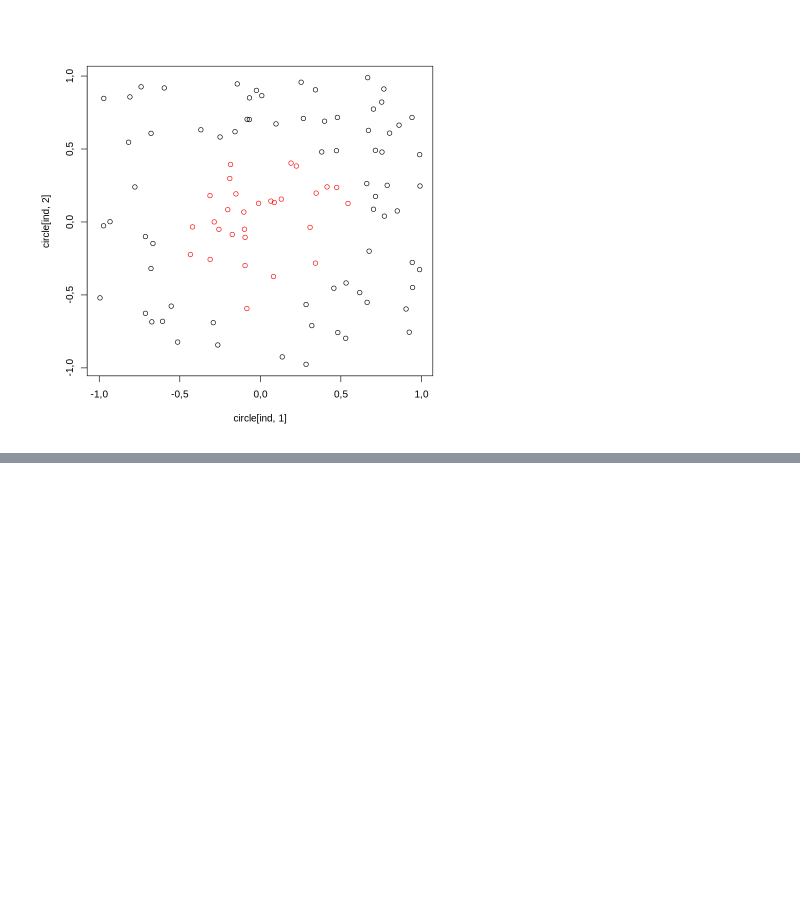
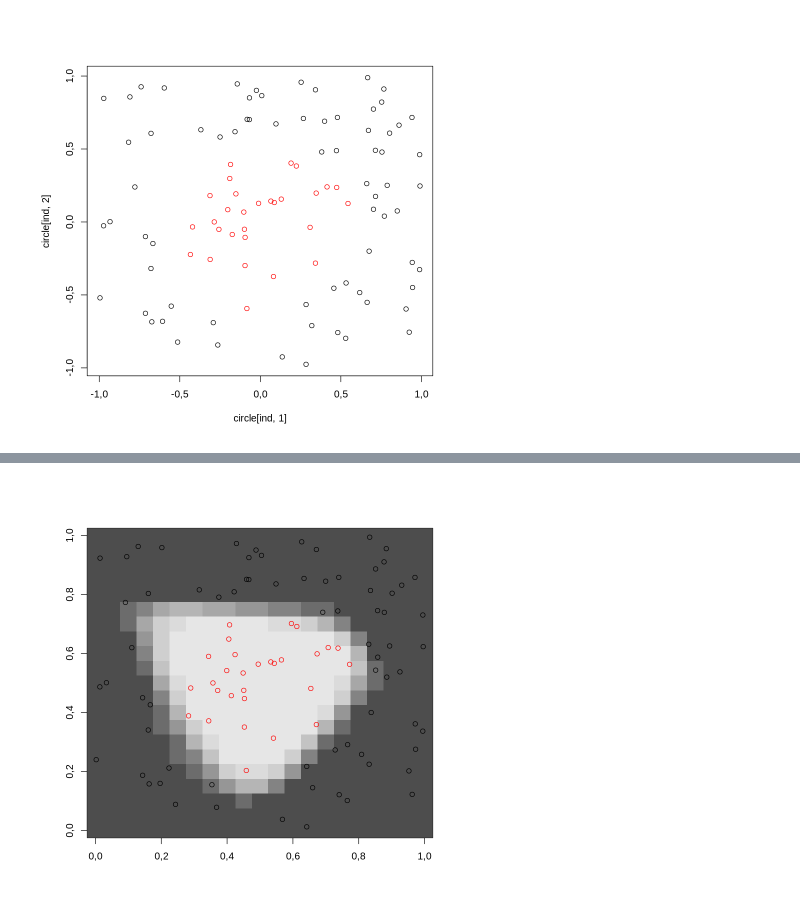
Before and after one commit to NTrevisani/DataScienceMaster, a Jupyter notebook: MachineLearning_1/Practica1/Tarea1_NicoloTrevisani.ipynb, the cells around one changed output, grey strips where cells are left out. Cells and saved outputs as stored; diff of their text form; code cells hidden in the pictures; blank space fills up the shorter version.

```diff
--- a/MachineLearning_1/Practica1/Tarea1_NicoloTrevisani.ipynb
+++ b/MachineLearning_1/Practica1/Tarea1_NicoloTrevisani.ipynb
@@ -132,0 +161,39 @@ A matrix: 1 × 5 of type dbl
+# %%
+# Ahora creo una función que use los pesos de la red neuronal para evaluar los puntos
+
+eval_mlp <- function(x, weights) {
+
+    # Recreo la estructura de la red neuronal
+    # Añado el bias a los valores de entrada
+    x <- cbind(x, rep(1,nrow(x)))
+
+    for (layer in weights){
+        x <- activation(t(layer %*% t(x)))
+    }
+    return(x)
+}
+# %%
+# Ahora evaluo los puntos de la rejilla
+
+a_rej = cbind(x1,x2)
+b_rej = eval_mlp(a_rej, my_mlp)
+
+# Ahora imprimo los limites de la red
+image(matrix(b_rej, nrow = n, ncol = n),
+      zlim = c(0,1),
+      col = gray.colors(10))
+
+# Y encima los puntos del dataset
+# (hay que ajustar los ejes porque image pinta solo de 0 a 1,
+# mientras que el dataset va de -1 a 1)
+lines(circle[-ind,1]/2 + 0.5,
+      circle[-ind,2]/2 + 0.5,
+      type="p",
+      col="red")
+
+lines(circle[ind,1]/2 + 0.5,
+      circle[ind,2]/2 + 0.5,
+      type="p",
+      col="black")
+# %% [output]
+[figure, added]
```
Also changed, not shown: parts of 3 cells of this notebook, 2 other files.
